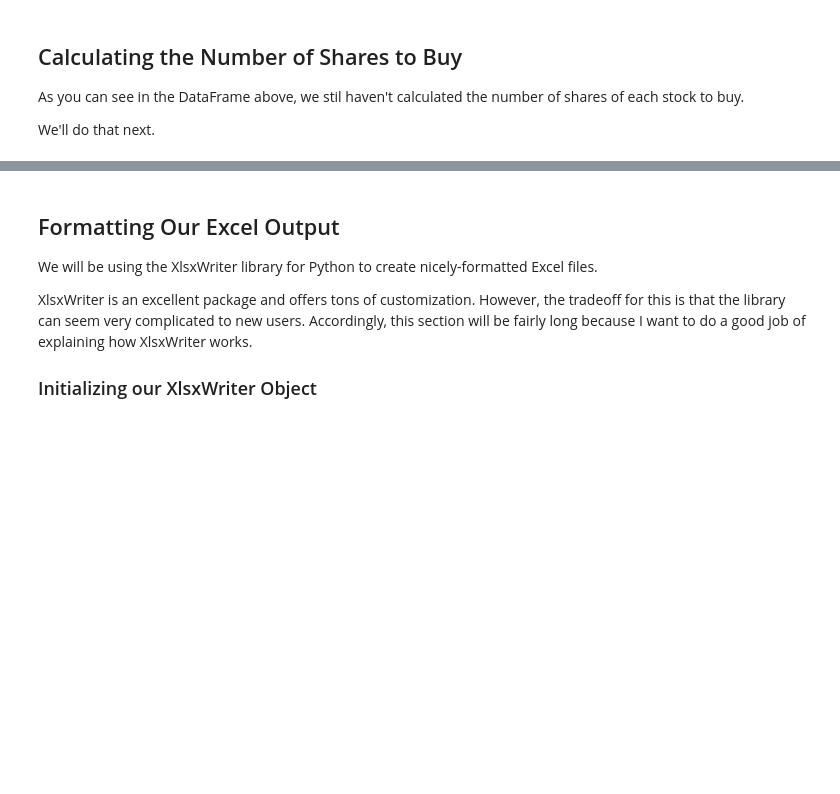
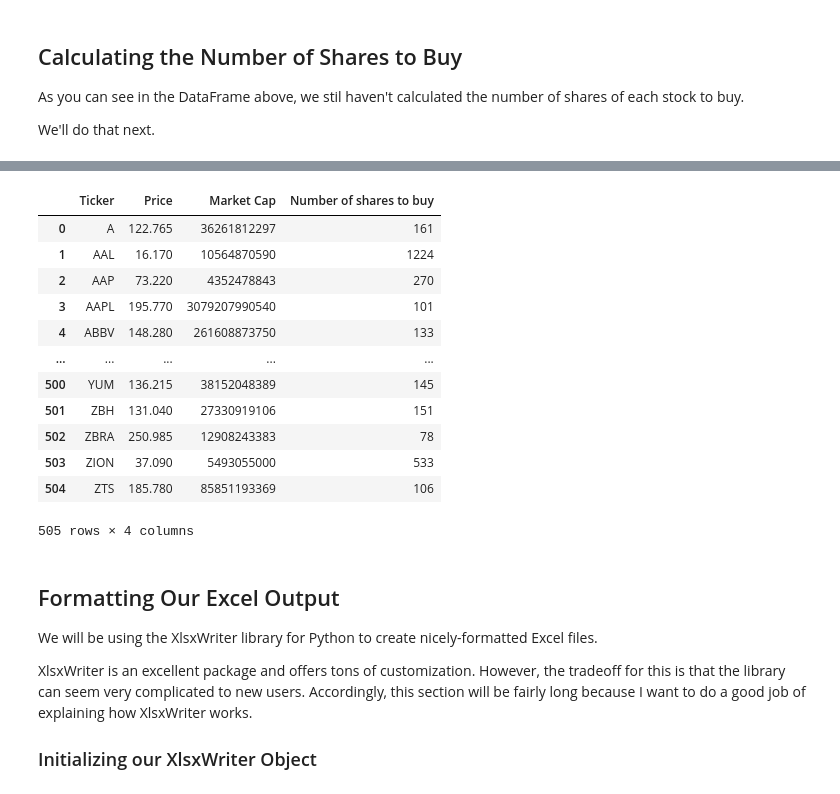
Before and after one commit to nickmccullum/algorithmic-trading-python, a Jupyter notebook: starter_files/001_equal_weight_S&P_500.ipynb, the cells around one changed output, grey strips where cells are left out. Saved outputs shown, nothing was run; the diff lists cells and outputs as text; code cells hidden in the pictures; blank space fills up the shorter version.

```diff
--- a/starter_files/001_equal_weight_S&P_500.ipynb
+++ b/starter_files/001_equal_weight_S&P_500.ipynb
@@ -72,3 +193,23 @@ We'll do that next.
+# %%
+position_size = val/len(final_dataframe.index)
+for i in range(0,len(final_dataframe.index)):
+    final_dataframe.loc[i,'Number of shares to buy'] = math.floor(position_size/final_dataframe.loc[i,'Price'])
+
+final_dataframe
+# %% [output]
+|  | Ticker | Price | Market Cap | Number of shares to buy |
+| 0 | A | 122.765 | 36261812297 | 161 |
+| 1 | AAL | 16.170 | 10564870590 | 1224 |
+| 2 | AAP | 73.220 | 4352478843 | 270 |
+| 3 | AAPL | 195.770 | 3079207990540 | 101 |
+| 4 | ABBV | 148.280 | 261608873750 | 133 |
+| ... | ... | ... | ... | ... |
+| 500 | YUM | 136.215 | 38152048389 | 145 |
+| 501 | ZBH | 131.040 | 27330919106 | 151 |
+| 502 | ZBRA | 250.985 | 12908243383 | 78 |
+| 503 | ZION | 37.090 | 5493055000 | 533 |
+| 504 | ZTS | 185.780 | 85851193369 | 106 |
+505 rows × 4 columns
 # %% [markdown]
 ## Formatting Our Excel Output
 
```
Also changed, not shown: parts of 16 cells of this notebook, 2 other files.
